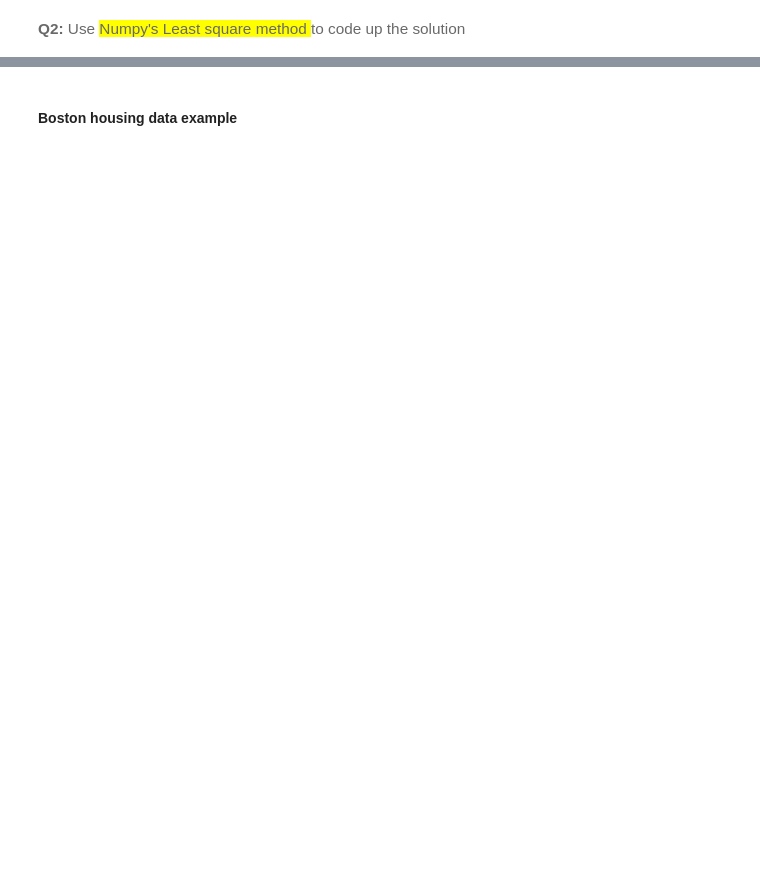
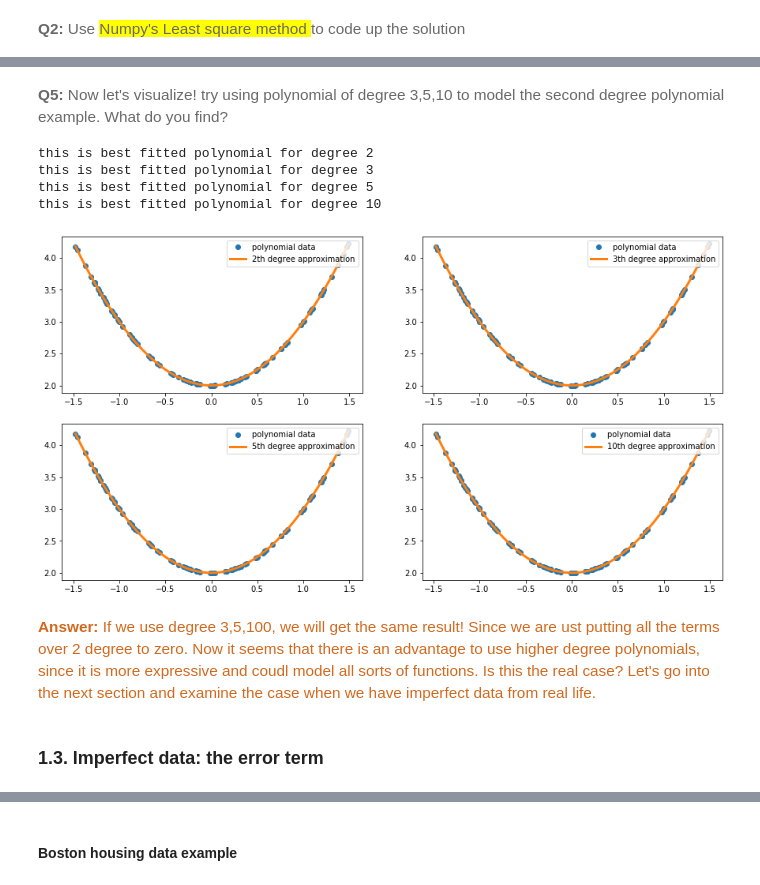
Before and after one commit to OscarXZQ/BaggingTutorial, a Jupyter notebook: Bagging_code_solution.ipynb, the cells around one changed output, grey strips where cells are left out. Drawn from its saved outputs; the diff is of its cells as text; code cells hidden in the pictures; blank space fills up the shorter version.

```diff
--- a/Bagging_code_solution.ipynb
+++ b/Bagging_code_solution.ipynb
@@ -257,0 +194,26 @@ def bias_variance_demo(degree):
+# %% [markdown]
+<span style="font-family:Georgia; font-size:11.5pt; color: dimgray; line-height:1.5">
+<b> Q5: </b> Now let's visualize! try using polynomial of degree 3,5,10 to model the second degree polynomial example. What do you find?
+# %%
+plt.figure(figsize=(15, 8))
+plt.subplot(221)
+plot_best_fit_poly(x_poly2, y_poly2,degs[0])
+plt.subplot(222)
+plot_best_fit_poly(x_poly2, y_poly2,degs[1])
+plt.subplot(223)
+plot_best_fit_poly(x_poly2, y_poly2,degs[2])
+plt.subplot(224)
+plot_best_fit_poly(x_poly2, y_poly2,degs[3])
+plt.show()
+# %% [output]
+this is best fitted polynomial for degree 2
+this is best fitted polynomial for degree 3
+this is best fitted polynomial for degree 5
+this is best fitted polynomial for degree 10
+[figure, added]
+# %% [markdown]
+<span style="font-family:Georgia; font-size:11.5pt; color: chocolate; line-height:1.5">
+<b>Answer:</b>
+If we use degree 3,5,100, we will get the same result! Since we are ust putting all the terms over 2 degree to zero. Now it seems that there is an advantage to use higher degree polynomials, since it is more expressive and coudl model all sorts of functions. Is this the real case? Let's go into the next section and examine the case when we have imperfect data from real life.
+# %% [markdown]
+### 1.3. Imperfect data: the error term
```
Also changed, not shown: parts of 112 cells of this notebook.
